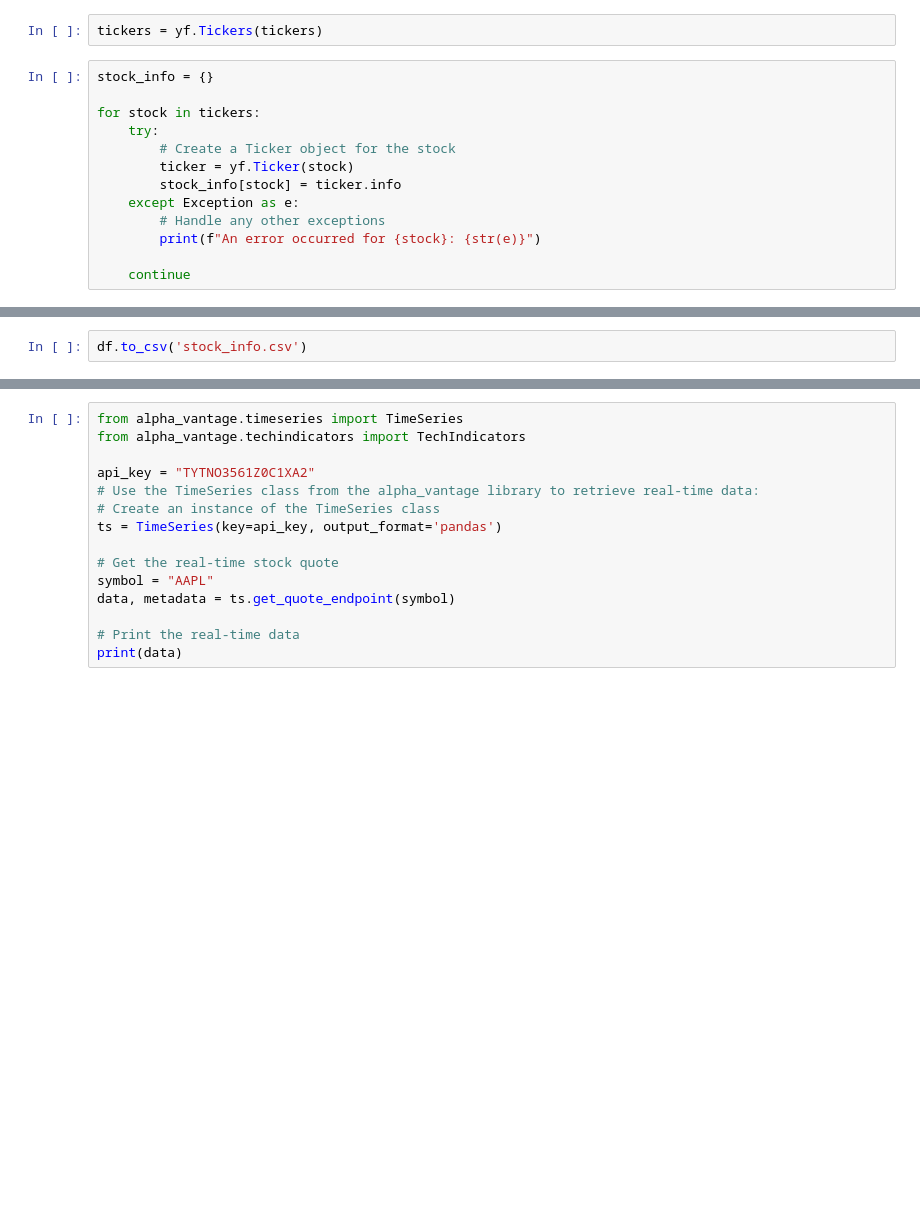
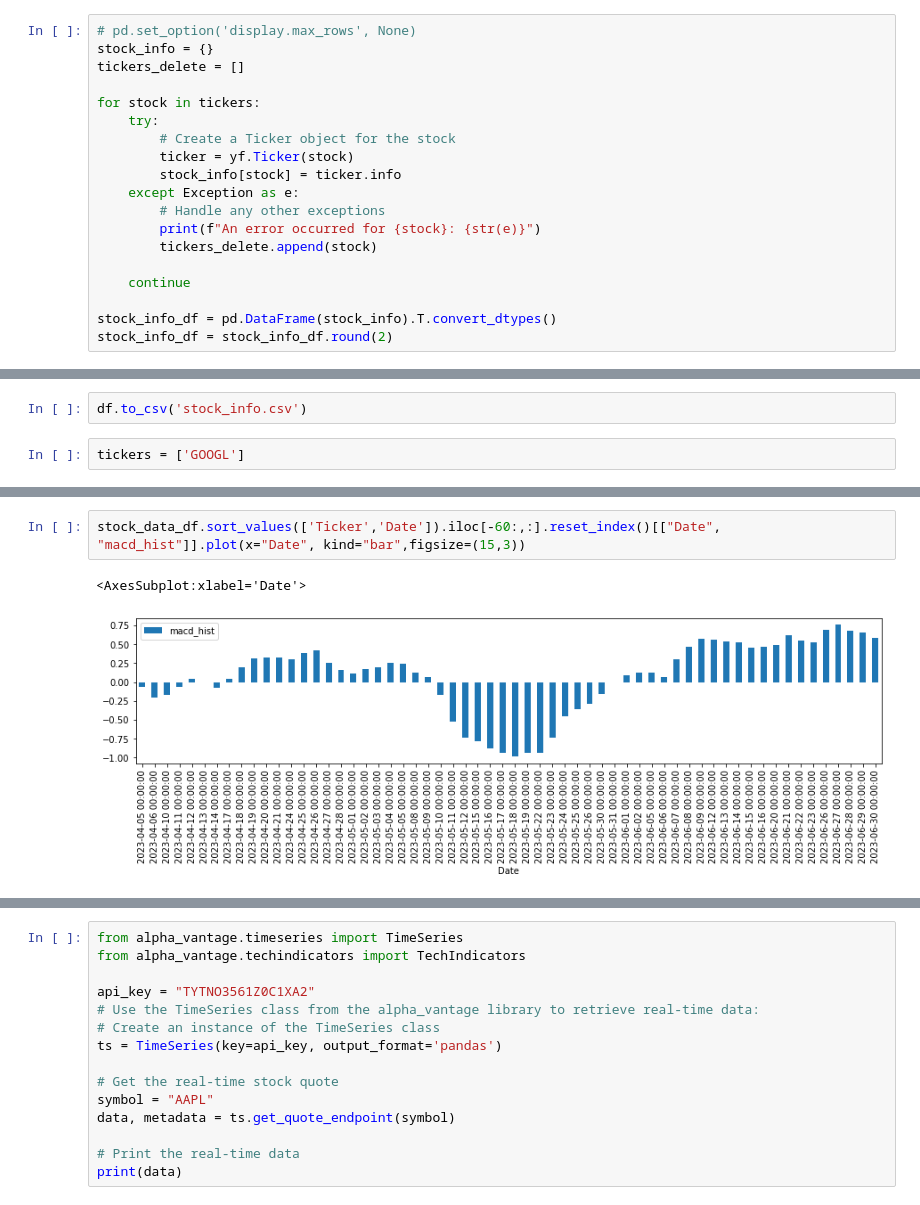
Before and after one commit to raghuchilukamari/trading-bot, a Jupyter notebook: screener.ipynb, the cells around one changed output, grey strips where cells are left out. Drawn from its saved outputs; the diff is of its cells as text; blank space fills up the shorter version.

```diff
--- a/screener.ipynb
+++ b/screener.ipynb
@@ -84,7 +84,7 @@ df
-# %%
-tickers = yf.Tickers(tickers)
 # %%
+# pd.set_option('display.max_rows', None)
 stock_info = {}
+tickers_delete = []
 
 for stock in tickers:
     try:
@@ -94,5 +94,9 @@ for stock in tickers:
     except Exception as e:
         # Handle any other exceptions
         print(f"An error occurred for {stock}: {str(e)}")
+        tickers_delete.append(stock)
 
     continue
+
+stock_info_df = pd.DataFrame(stock_info).T.convert_dtypes()
+stock_info_df = stock_info_df.round(2)
@@ -118,3 +183,5 @@ An error occurred for ZYRX: 404 Client Error: Not Found for url: https://query2.
 df = pd.DataFrame(stock_info).T
 # %%
 df.to_csv('stock_info.csv')
+# %%
+tickers = ['GOOGL']
@@ -164,0 +379,5 @@ for stock in tickers:
+# %%
+stock_data_df.sort_values(['Ticker','Date']).iloc[-60:,:].reset_index()[["Date", "macd_hist"]].plot(x="Date", kind="bar",figsize=(15,3))
+# %% [output]
+<AxesSubplot:xlabel='Date'>
+[figure, added]
```
Also changed, not shown: parts of 23 cells of this notebook, 16 other files.
